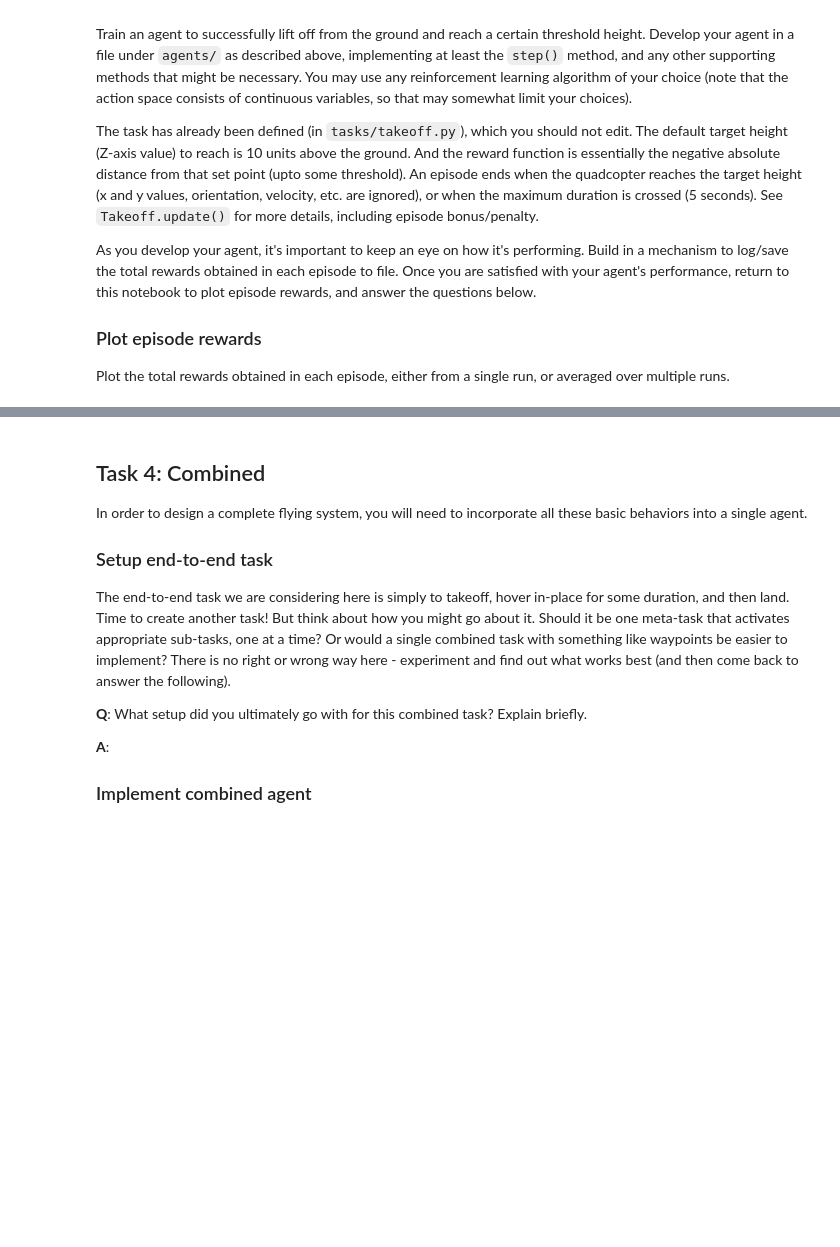
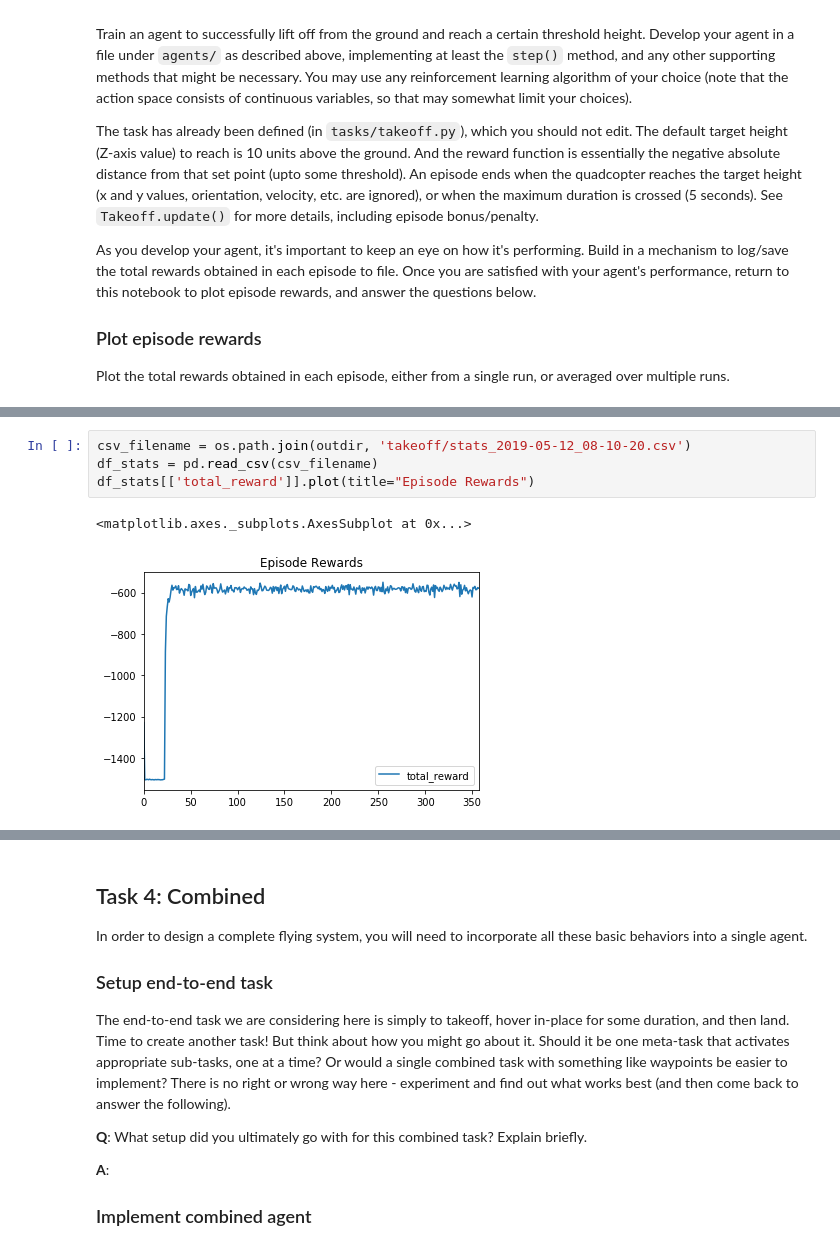
Before and after one commit to Keris/RL-Quadcopter, a Jupyter notebook: quad_controller_rl/notebooks/RL-Quadcopter.ipynb, the cells around one changed output, grey strips where cells are left out. Drawn from its saved outputs; the diff is of its cells as text; blank space fills up the shorter version.

```diff
--- a/quad_controller_rl/notebooks/RL-Quadcopter.ipynb
+++ b/quad_controller_rl/notebooks/RL-Quadcopter.ipynb
@@ -156,0 +162,7 @@ df_stats[['total_reward']].plot(title="Episode Rewards")
+# %%
+csv_filename = os.path.join(outdir, 'takeoff/stats_2019-05-12_08-10-20.csv')
+df_stats = pd.read_csv(csv_filename)
+df_stats[['total_reward']].plot(title="Episode Rewards")
+# %% [output]
+<matplotlib.axes._subplots.AxesSubplot at 0x...>
+[figure, added]
```
Also changed, not shown: parts of 12 cells of this notebook, 16 other files.
